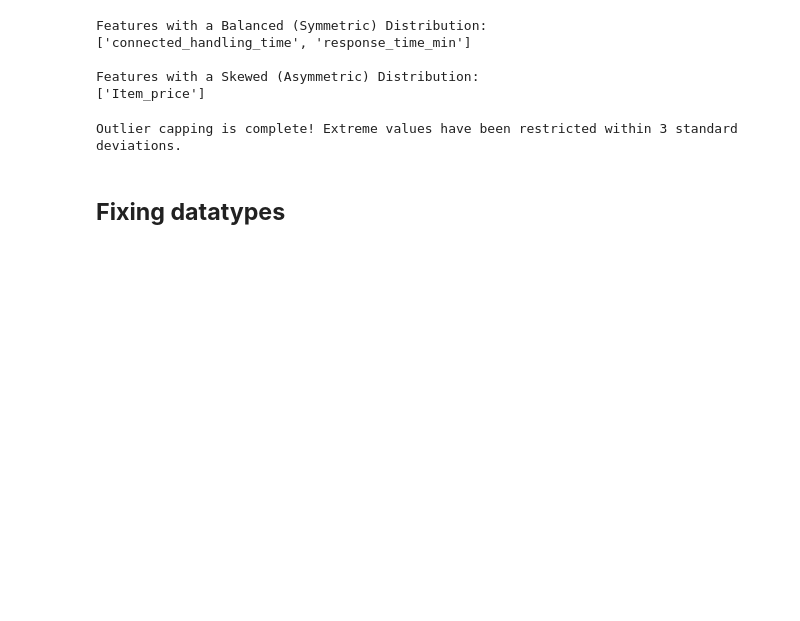
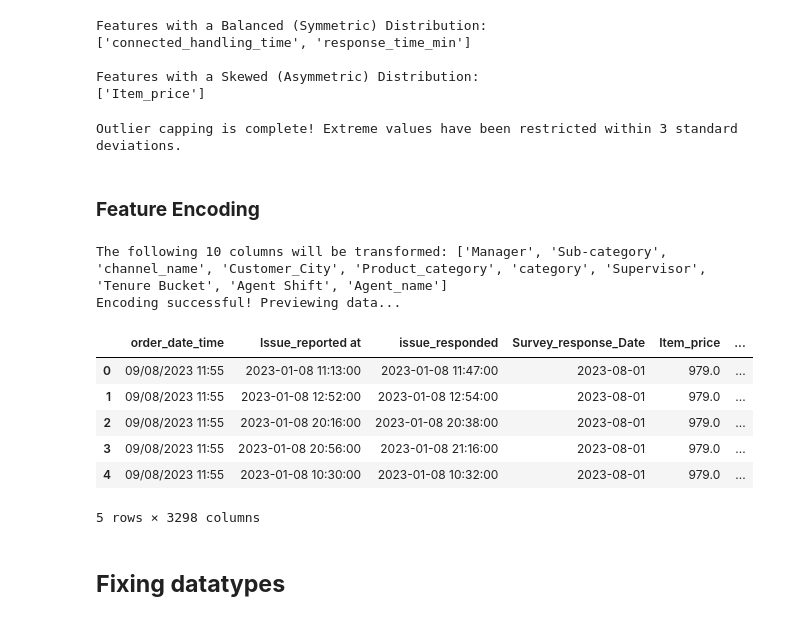
Before and after one commit to amol004/E-Commerce-Customer-Satisfaction-Score-Prediction-Deep-Learning, a Jupyter notebook: E_Commerce_Customer_Satisfaction_Score_Prediction.ipynb, the cells around one changed output. Cells and saved outputs as stored; diff of their text form; code cells hidden in the pictures; blank space fills up the shorter version.

```diff
--- a/E_Commerce_Customer_Satisfaction_Score_Prediction.ipynb
+++ b/E_Commerce_Customer_Satisfaction_Score_Prediction.ipynb
@@ -669,5 +669,45 @@ for feature in balanced_features:
 print("Outlier capping is complete! Extreme values have been restricted within 3 standard deviations.")
 # %% [output]
 Outlier capping is complete! Extreme values have been restricted within 3 standard deviations.
+# %% [markdown]
+### **Feature Encoding**
+# %%
+# --- CATEGORICAL FEATURE ENCODING ---
+
+# 1. Ensure our target variable 'CSAT Score' is a whole number (integer)
+df_new['CSAT Score'] = df_new['CSAT Score'].astype(int)
+
+# 2. Identify which columns contain categories (text) rather than numbers
+# We take all column names and remove the ones that appear in the numerical summary (.describe())
+all_columns = set(df_new.columns)
+numerical_columns = set(df_new.describe().columns)
+categorical_candidates = list(all_columns - numerical_columns)
+
+# 3. We exclude date-time columns and unique identifiers from encoding
+# because they have too many unique values and aren't useful as 'categories'
+columns_to_skip = ['issue_responded', 'order_date_time', 'Issue_reported at', 'Survey_response_Date', 'Customer Remarks']
+final_category_list = [col for col in categorical_candidates if col not in columns_to_skip]
+
+# Let's see what we found
+print(f"The following {len(final_category_list)} columns will be transformed: {final_category_list}")
+
+# 4. Perform 'One-Hot Encoding' using get_dummies
+# This turns text categories into binary (0 or 1) columns so the ANN can process them
+# We keep our original df_new safe and create a new df_encoded
+df_encoded = pd.get_dummies(df_new, columns=final_category_list)
+
+# 5. Take a look at the first 5 rows of our new, wider dataset
+print("Encoding successful! Previewing data...")
+display(df_encoded.head())
+# %% [output]
+The following 10 columns will be transformed: ['Manager', 'Sub-category', 'channel_name', 'Customer_City', 'Product_category', 'category', 'Supervisor', 'Tenure Bucket', 'Agent Shift', 'Agent_name']
+Encoding successful! Previewing data...
+|  | order_date_time | Issue_reported at | issue_responded | Survey_response_Date | Item_price | ... |
+| 0 | 09/08/2023 11:55 | 2023-01-08 11:13:00 | 2023-01-08 11:47:00 | 2023-08-01 | 979.0 | ... |
+| 1 | 09/08/2023 11:55 | 2023-01-08 12:52:00 | 2023-01-08 12:54:00 | 2023-08-01 | 979.0 | ... |
+| 2 | 09/08/2023 11:55 | 2023-01-08 20:16:00 | 2023-01-08 20:38:00 | 2023-08-01 | 979.0 | ... |
+| 3 | 09/08/2023 11:55 | 2023-01-08 20:56:00 | 2023-01-08 21:16:00 | 2023-08-01 | 979.0 | ... |
+| 4 | 09/08/2023 11:55 | 2023-01-08 10:30:00 | 2023-01-08 10:32:00 | 2023-08-01 | 979.0 | ... |
+5 rows × 3298 columns
 # %% [markdown]
 ## **Fixing datatypes**
```
Also changed, not shown: parts of 8 cells of this notebook.
